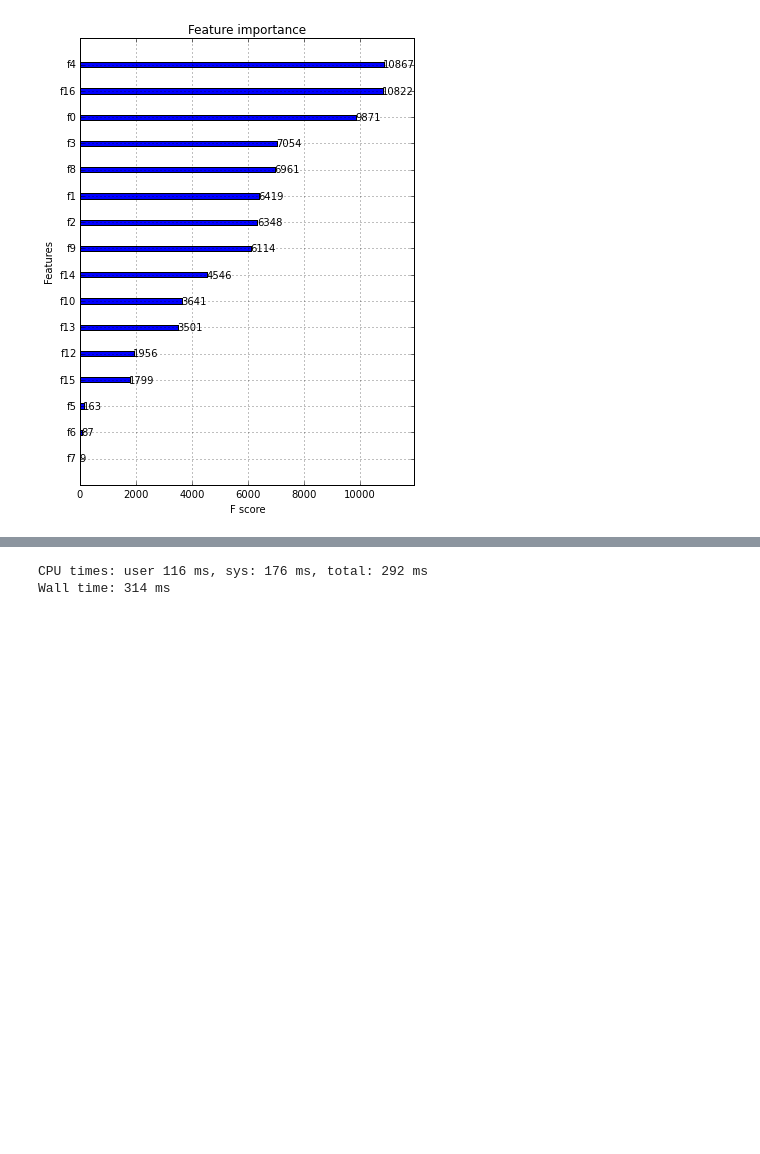
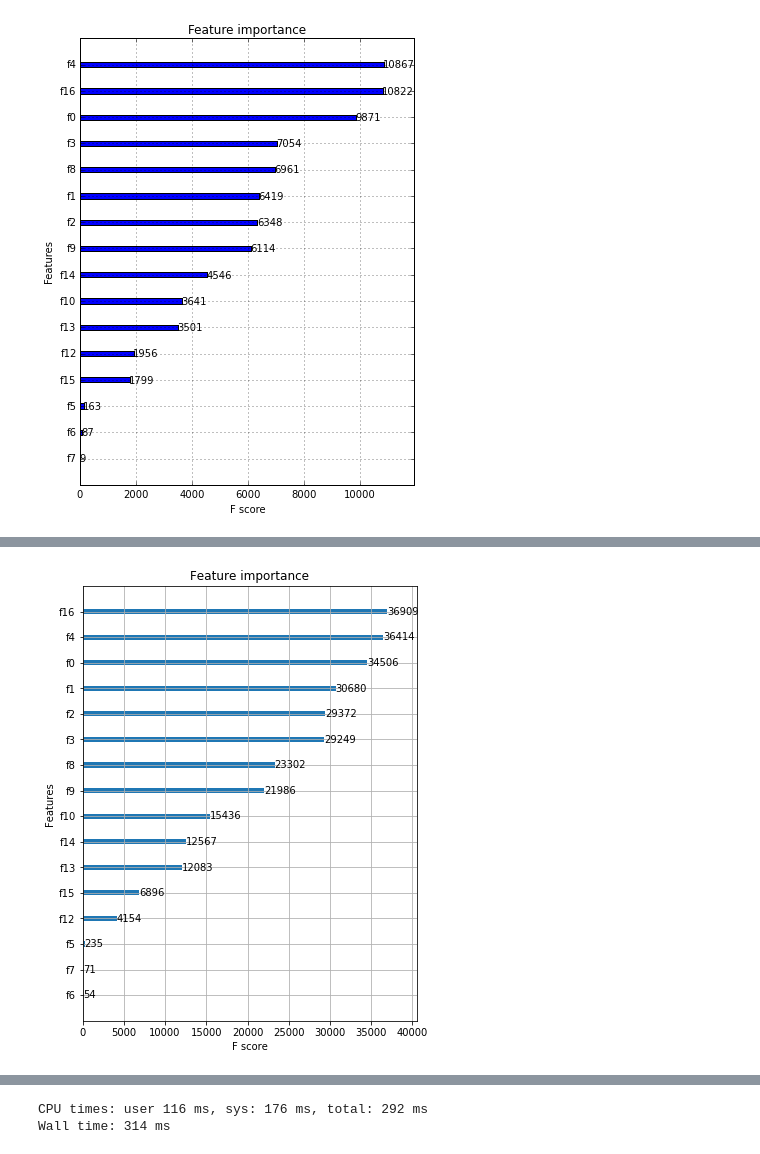
Before and after one commit to avsolatorio/kaggle-quora-question-pairs, a Jupyter notebook: src/Quora Duplicate Predictor.ipynb, the cells around one changed output, grey strips where cells are left out. Cells and saved outputs as stored; diff of their text form; code cells hidden in the pictures; blank space fills up the shorter version.

```diff
--- a/src/Quora Duplicate Predictor.ipynb
+++ b/src/Quora Duplicate Predictor.ipynb
@@ -740,3 +790,9 @@ plt.show()
+# %%
+plt.rcParams['figure.figsize'] = (6.0, 8.0)
+xgb.plot_importance(bst)
+plt.show()
+# %% [output]
+[figure, added]
 # %%
 # 0 cv
 # 1 fs_cos
```
Also changed, not shown: parts of 22 cells of this notebook, 1 other file.
